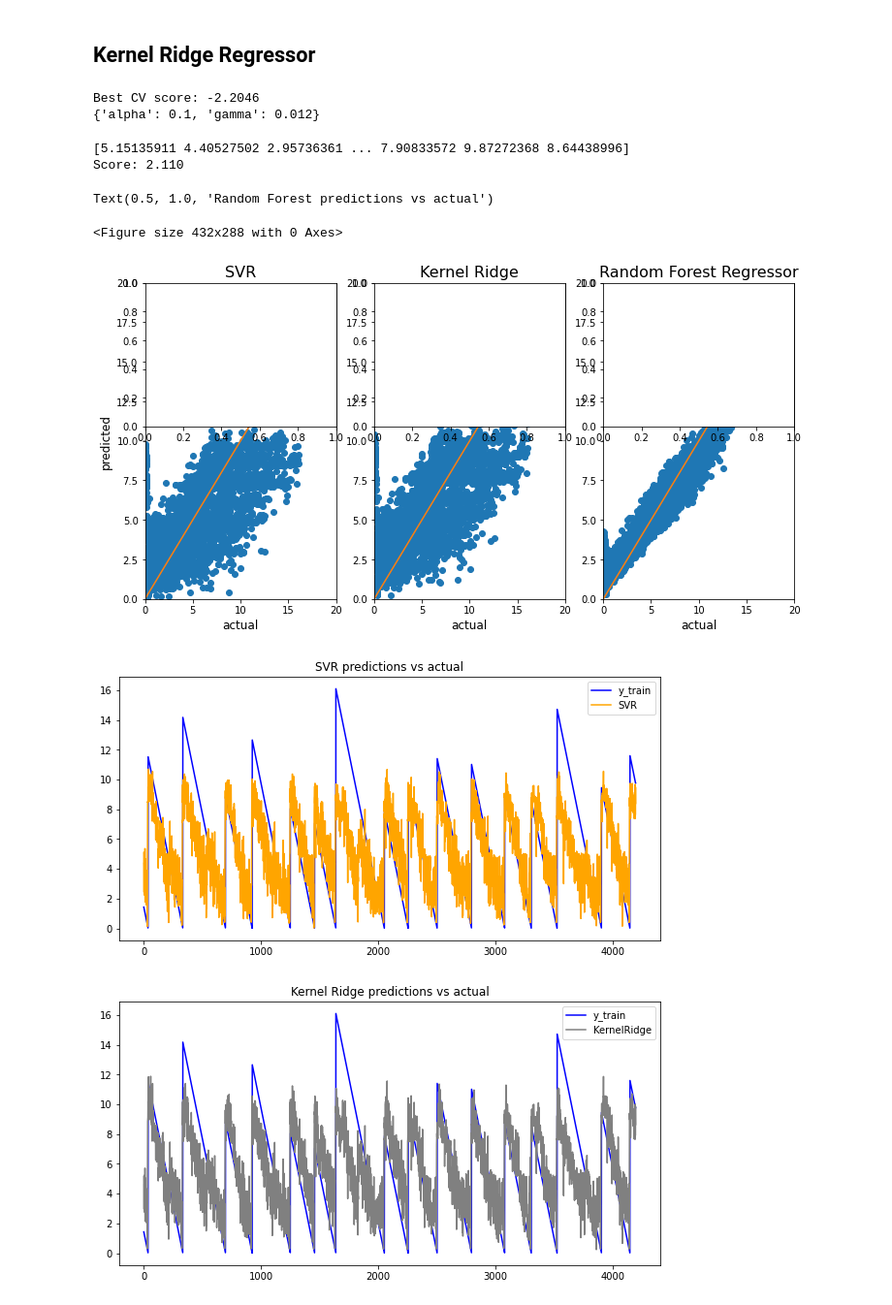
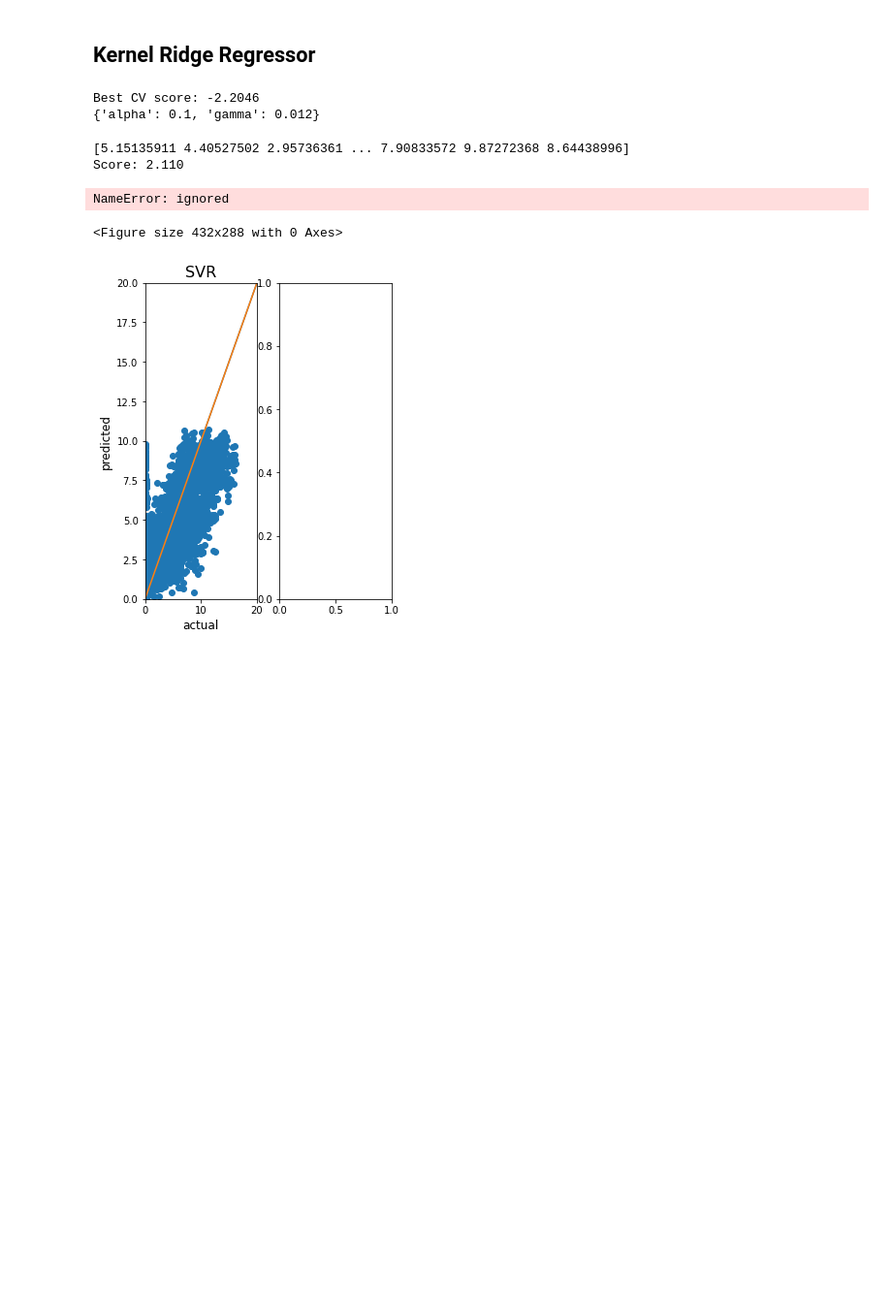
Before and after one commit to riccardorampon/LANL-Earthquake-Prediction, a Jupyter notebook: Earthquake_Acustic.ipynb, the cells around one changed output. Shown at 97% size. Saved outputs shown, nothing was run; the diff lists cells and outputs as text; code cells hidden in the pictures; blank space fills up the shorter version.

```diff
--- a/Earthquake_Acustic.ipynb
+++ b/Earthquake_Acustic.ipynb
@@ -258,11 +314,12 @@ X_train_scaled = scaler.transform(X_train)
 from sklearn.model_selection import GridSearchCV
 from sklearn.svm import NuSVR, SVR
 
+model = SVR(kernel='rbf', tol=0.01)
 parameters = [{'gamma': [0.001, 0.005, 0.01, 0.02, 0.05, 0.1],
                'C': [0.1, 0.2, 0.25, 0.5, 1, 1.5, 2]}]
                #'nu': [0.75, 0.8, 0.85, 0.9, 0.95, 0.97]}]
 
-reg1 = GridSearchCV(SVR(kernel='rbf', tol=0.01), parameters, cv=5, scoring='neg_mean_absolute_error')
+reg1 = GridSearchCV(model, parameters, cv=5, scoring='neg_mean_absolute_error')
 reg1.fit(X_train_scaled, y_train.values.flatten()) # it takes 3 minutes to fit
 y_pred1 = reg1.predict(X_train_scaled)
 
@@ -278,3 +335,17 @@ print(f'Score: {model_score:0.3f}')
 # %% [output]
 [5.0946711  4.17278294 2.43113838 ... 7.63276908 9.49076648 8.39964459]
 Score: 2.094
+# %%
+from sklearn.svm import NuSVR
+
+model = NuSVR(kernel='rbf')
+parameters = [{'gamma': [0.001, 0.005, 0.01, 0.02, 0.05, 0.1],
+               'nu': [0.75, 0.8, 0.85, 0.9, 0.95, 0.97],
+               'C': [0.1, 0.2, 0.25, 0.5, 1, 1.5, 2]}]
+
+regNuSVR = GridSearchCV(model, parameters, cv=5, scoring='neg_mean_absolute_error')
+regNuSVR.fit(X_train_scaled, y_train.values.flatten()) # it takes 3 minutes to fit
+y_pred5 = regNuSVR.predict(X_train_scaled)
+
+print("Best CV score: {:.4f}".format(regNuSVR.best_score_))
+print(regNuSVR.best_params_)
@@ -284,8 +365,10 @@ Score: 2.094
 #Model #2 - Random Forest Regressor
 from sklearn.ensemble import RandomForestRegressor
 
-parameters = {'n_estimators':[10, 20, 50, 100, 200]}
-reg = GridSearchCV(RandomForestRegressor(criterion = 'absolute_error'), parameters, cv=5)
+model = RandomForestRegressor(criterion = 'absolute_error')
+parameters = {'n_estimators':[10, 20, 50, 100]}
+
+reg = GridSearchCV(model, parameters, cv=5)
 reg.fit(X_train_scaled, y_train.values.flatten()) #it takes 14minutes to fit
 y_pred = reg.predict(X_train_scaled)
 
@@ -332,7 +415,7 @@ Score: 2.110
 # %%
 plt.tight_layout()
 f = plt.figure(figsize=(12, 6))
-f.add_subplot(1, 3, 1)
+f.add_subplot(1, 5, 1)
 plt.scatter(y_train.values.flatten(), y_pred1)
 plt.title('SVR', fontsize=16)
 plt.xlim(0, 20)
@@ -342,7 +425,7 @@ plt.ylabel('predicted', fontsize=12)
 plt.plot()
 plt.plot([(0, 0), (20, 20)], [(0, 0), (20, 20)])
 
-f.add_subplot(1, 3, 2)
+f.add_subplot(1, 5, 2)
 plt.scatter(y_train.values.flatten(), y_pred2)
 plt.title('Kernel Ridge', fontsize=16)
 plt.xlim(0, 20)
@@ -350,39 +433,53 @@ plt.ylim(0, 20)
 plt.xlabel('actual', fontsize=12)
 plt.plot([(0, 0), (20, 20)], [(0, 0), (20, 20)])
 
-f.add_subplot(1, 3, 3)
+f.add_subplot(1, 5, 3)
 plt.scatter(y_train.values.flatten(), y_pred)
 plt.title('Random Forest Regressor', fontsize=16)
+plt.xlim(0, 20)
+plt.ylim(0, 20)
+plt.xlabel('actual', fontsize=12)
+plt.plot([(0, 0), (20, 20)], [(0, 0), (20, 20)])
+
+f.add_subplot(1, 5, 4)
+plt.scatter(y_train.values.flatten(), y_pred3)
+plt.title('Adaboost regressor', fontsize=16)
+plt.xlim(0, 20)
+plt.ylim(0, 20)
+plt.xlabel('actual', fontsize=12)
+plt.plot([(0, 0), (20, 20)], [(0, 0), (20, 20)])
+
+f.add_subplot(1, 5, 5)
+plt.scatter(y_train.values.flatten(), y_pred4)
+plt.title('Bagging regressor', fontsize=16)
 plt.xlim(0, 20)
 plt.ylim(0, 20)
 plt.xlabel('actual', fontsize=12)
 plt.plot([(0, 0), (20, 20)], [(0, 0), (20, 20)])
 
 # second plot
 f.add_subplot(2, 3, 1)
 plt.figure(figsize=(10, 5))
 plt.plot(y_train.values.flatten(), color='blue', label='y_train')
 plt.plot(y_pred1, color='orange', label='SVR')
 plt.legend()
 plt.title('SVR predictions vs actual')
 
 # third plot
 f.add_subplot(2, 3, 2)
 plt.figure(figsize=(10, 5))
 plt.plot(y_train.values.flatten(), color='blue', label='y_train')
 plt.plot(y_pred2, color='gray', label='KernelRidge')
 plt.legend()
 plt.title('Kernel Ridge predictions vs actual')
 # third plot
 f.add_subplot(2, 3, 3)
 plt.figure(figsize=(10, 5))
 plt.plot(y_train.values.flatten(), color='blue', label='y_train')
 plt.plot(y_pred, color='black', label='Random Forest Regressor')
 plt.legend()
 plt.title('Random Forest predictions vs actual')
 # %% [output]
-Text(0.5, 1.0, 'Random Forest predictions vs actual')
+NameError: ignored
 <Figure size 432x288 with 0 Axes>
-[figure, old version]
+[figure, new version]
-[figure, removed]
-[figure, removed]
```
Also changed, not shown: parts of 12 cells of this notebook.
